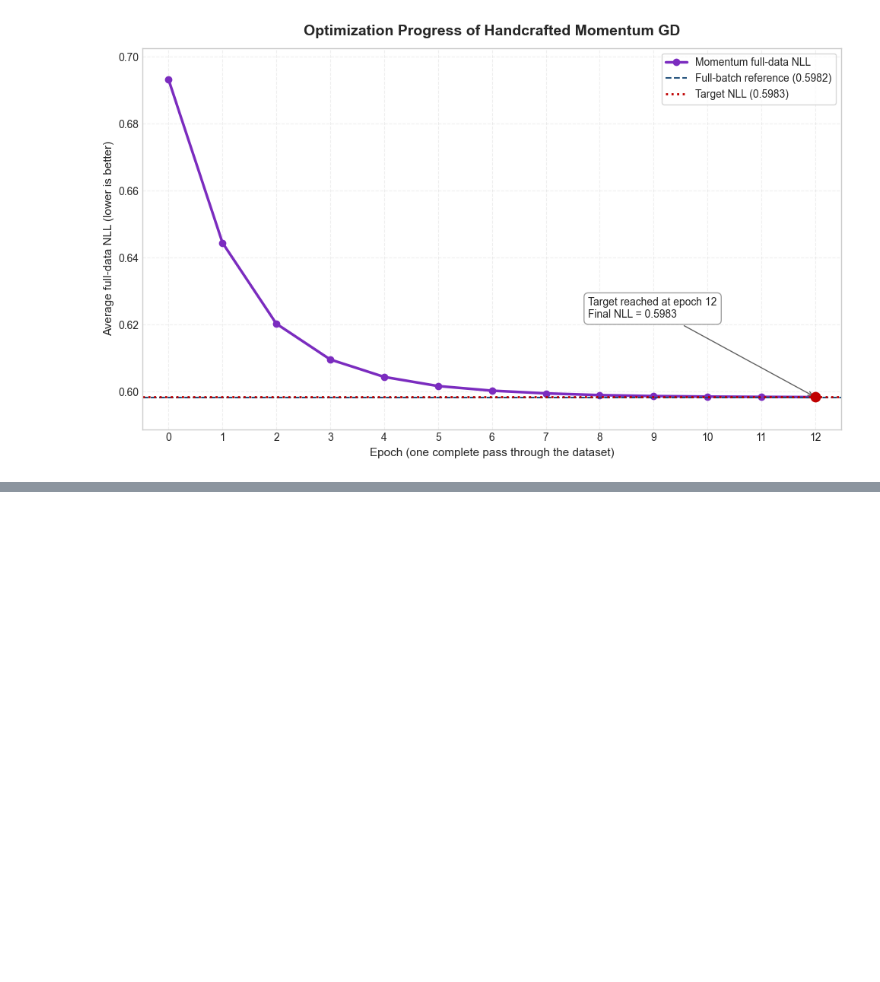
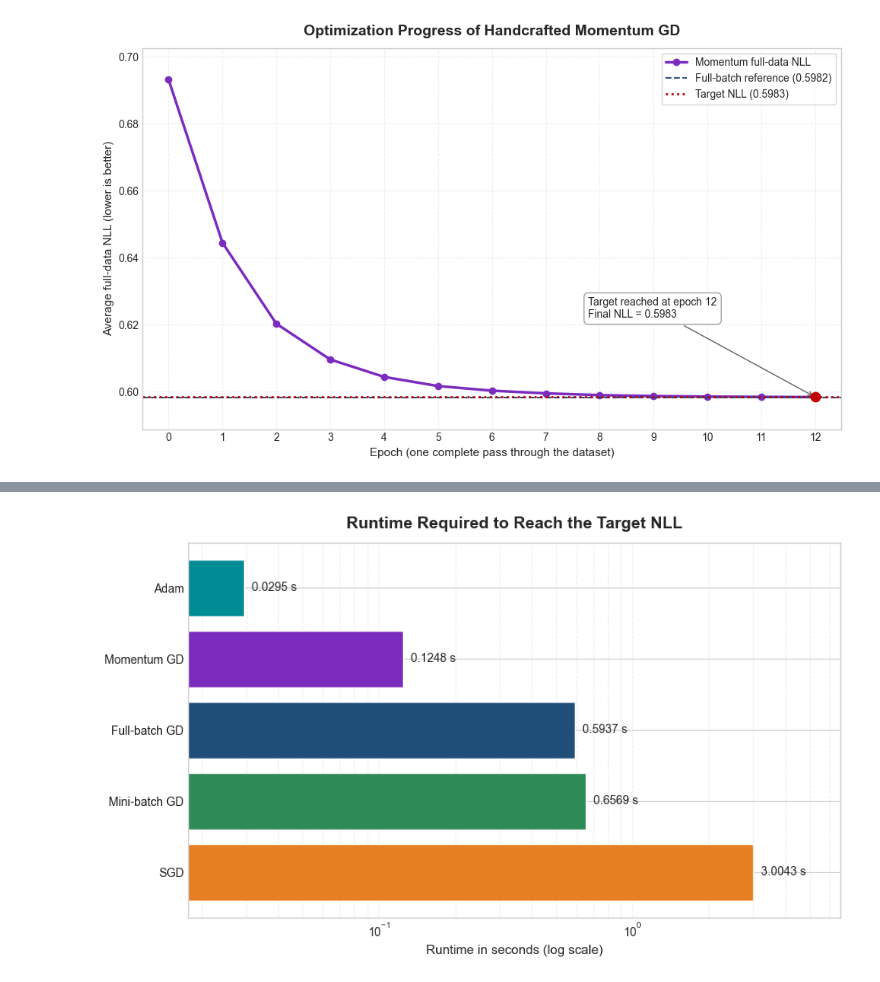
Before and after one commit to rbhdsks/Learning-from-Comparison-Data-Master-Thesis-Project-, a Jupyter notebook: notebooks/experiments/Bradley_Terry_Model/04_BradleyTerry_MLE_Optimizations.ipynb, the cells around one changed output, grey strips where cells are left out. Saved outputs shown, nothing was run; the diff lists cells and outputs as text; code cells hidden in the pictures; blank space fills up the shorter version.

```diff
--- a/notebooks/experiments/Bradley_Terry_Model/04_BradleyTerry_MLE_Optimizations.ipynb
+++ b/notebooks/experiments/Bradley_Terry_Model/04_BradleyTerry_MLE_Optimizations.ipynb
@@ -1094,0 +1568,80 @@ plt.show()
+# %%
+# Compare the measured runtime of each optimizer.
+
+runtime_comparison = (
+    handcrafted_comparison_table[
+        [
+            "Optimizer",
+            "Runtime (seconds)",
+        ]
+    ]
+    .sort_values("Runtime (seconds)")
+    .reset_index(drop=True)
+)
+
+runtime_colors = [
+    optimizer_colors[name]
+    for name in runtime_comparison["Optimizer"]
+]
+
+figure, axis = plt.subplots(figsize=(9, 5.5))
+
+bars = axis.barh(
+    runtime_comparison["Optimizer"],
+    runtime_comparison["Runtime (seconds)"],
+    color=runtime_colors,
+    edgecolor="white",
+)
+
+axis.set_xscale("log")
+axis.invert_yaxis()
+
+axis.bar_label(
+    bars,
+    labels=[
+        f"{value:.4f} s"
+        for value in runtime_comparison[
+            "Runtime (seconds)"
+        ]
+    ],
+    padding=6,
+    fontsize=10,
+)
+
+axis.set_xlabel(
+    "Runtime in seconds (log scale)",
+    fontsize=11,
+)
+
+axis.set_ylabel("")
+
+axis.set_title(
+    "Runtime Required to Reach the Target NLL",
+    fontsize=14,
+    fontweight="bold",
+    pad=12,
+)
+
+axis.grid(
+    True,
+    axis="x",
+    which="both",
+    linestyle="--",
+    alpha=0.3,
+)
+
+axis.set_axisbelow(True)
+
+axis.set_xlim(
+    runtime_comparison[
+        "Runtime (seconds)"
+    ].min() * 0.6,
+    runtime_comparison[
+        "Runtime (seconds)"
+    ].max() * 2.2,
+)
+
+plt.tight_layout()
+plt.show()
+# %% [output]
+[figure, added]
```
Also changed, not shown: parts of 8 cells of this notebook.
